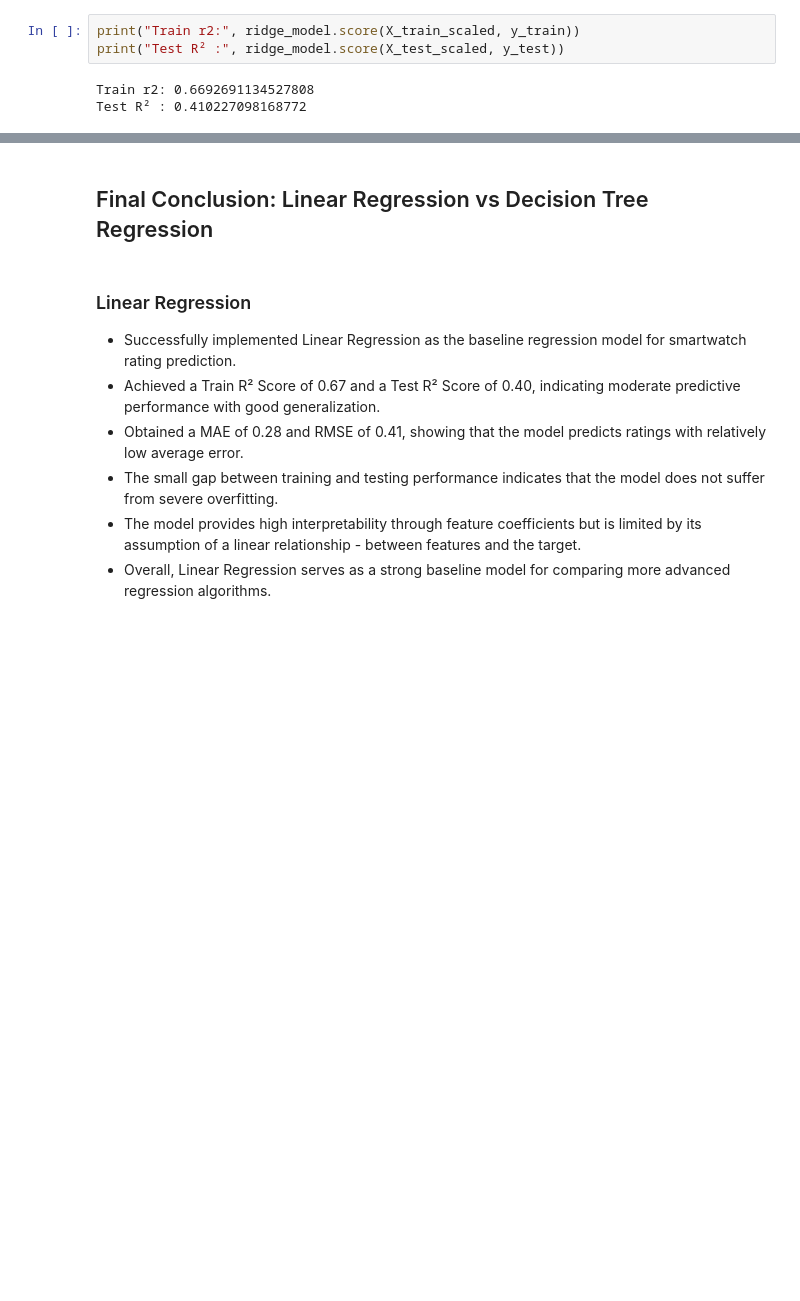
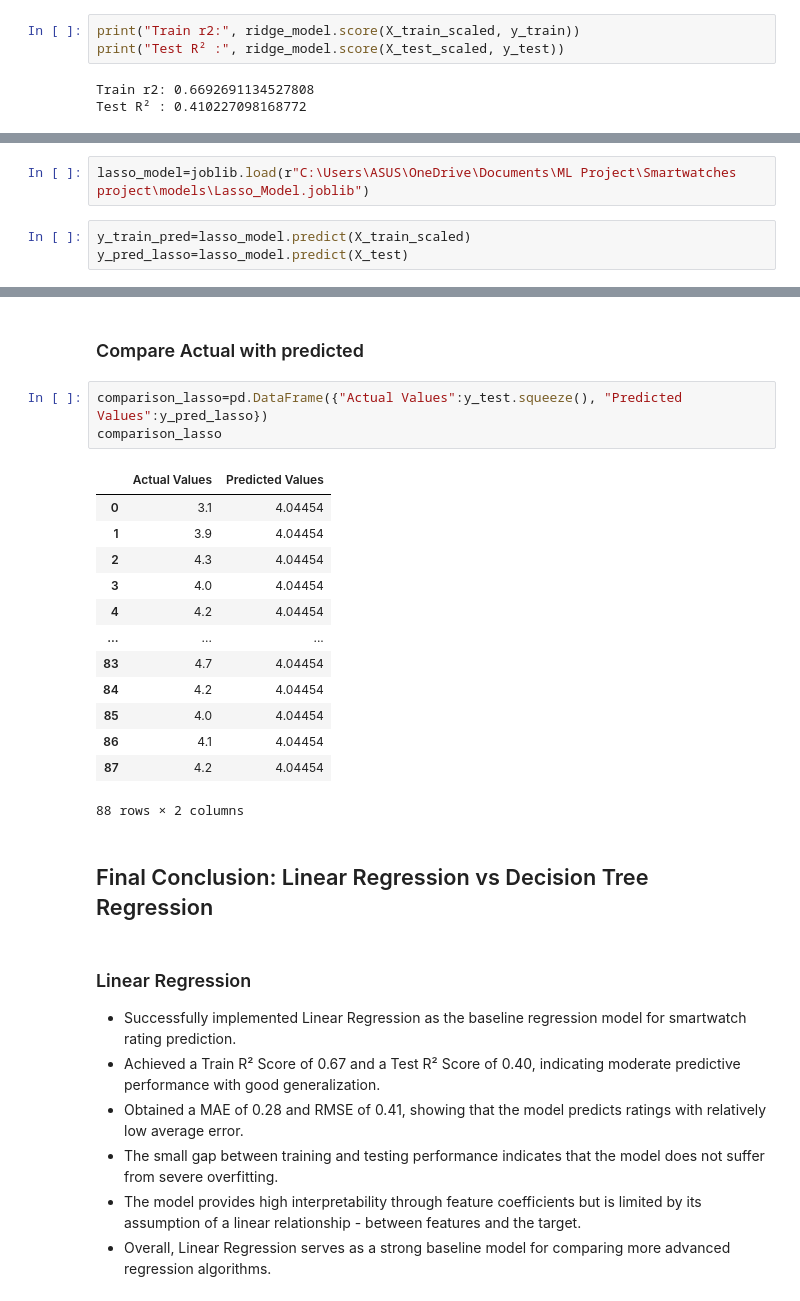
Before and after one commit to kushneek/smartwatch-rating-prediction, a Jupyter notebook: notebooks/Model_Evaluation.ipynb, the cells around one changed output, grey strips where cells are left out. Saved outputs shown, nothing was run; the diff lists cells and outputs as text; blank space fills up the shorter version.

Commit message:
Benchmarked lasso model

```diff
--- a/notebooks/Model_Evaluation.ipynb
+++ b/notebooks/Model_Evaluation.ipynb
@@ -286,0 +290,5 @@ Test R² : 0.410227098168772
+# %%
+lasso_model=joblib.load(r"C:\Users\ASUS\OneDrive\Documents\ML Project\Smartwatches project\models\Lasso_Model.joblib")
+# %%
+y_train_pred=lasso_model.predict(X_train_scaled)
+y_pred_lasso=lasso_model.predict(X_test)
@@ -287,3 +331,22 @@ Test R² : 0.410227098168772
+# %% [markdown]
+### Compare Actual with predicted
+# %%
+comparison_lasso=pd.DataFrame({"Actual Values":y_test.squeeze(), "Predicted Values":y_pred_lasso})
+comparison_lasso
+# %% [output]
+|  | Actual Values | Predicted Values |
+| 0 | 3.1 | 4.04454 |
+| 1 | 3.9 | 4.04454 |
+| 2 | 4.3 | 4.04454 |
+| 3 | 4.0 | 4.04454 |
+| 4 | 4.2 | 4.04454 |
+| ... | ... | ... |
+| 83 | 4.7 | 4.04454 |
+| 84 | 4.2 | 4.04454 |
+| 85 | 4.0 | 4.04454 |
+| 86 | 4.1 | 4.04454 |
+| 87 | 4.2 | 4.04454 |
+88 rows × 2 columns
 # %% [markdown]
 ## Final Conclusion: Linear Regression vs Decision Tree Regression
 # %% [markdown]
```
Also changed, not shown: parts of 10 cells of this notebook, 1 other file.
